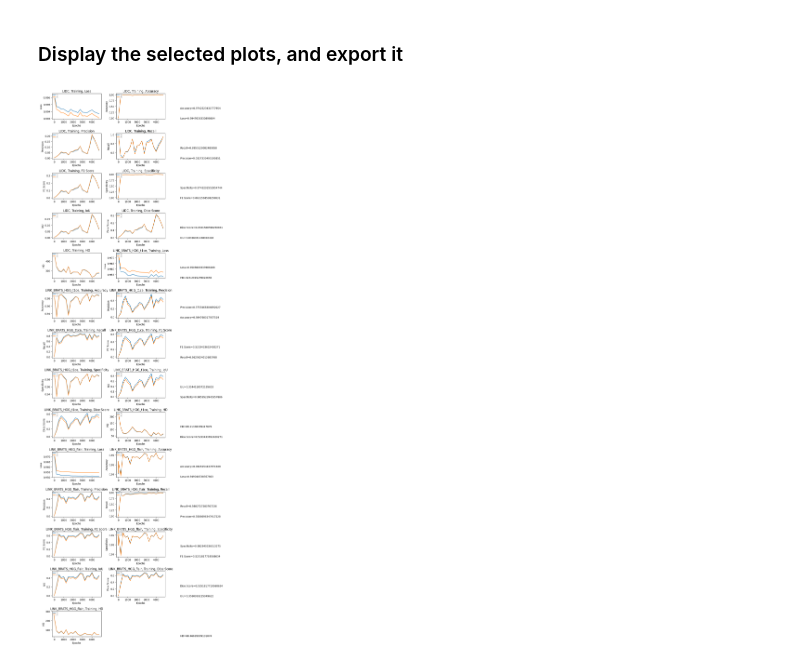
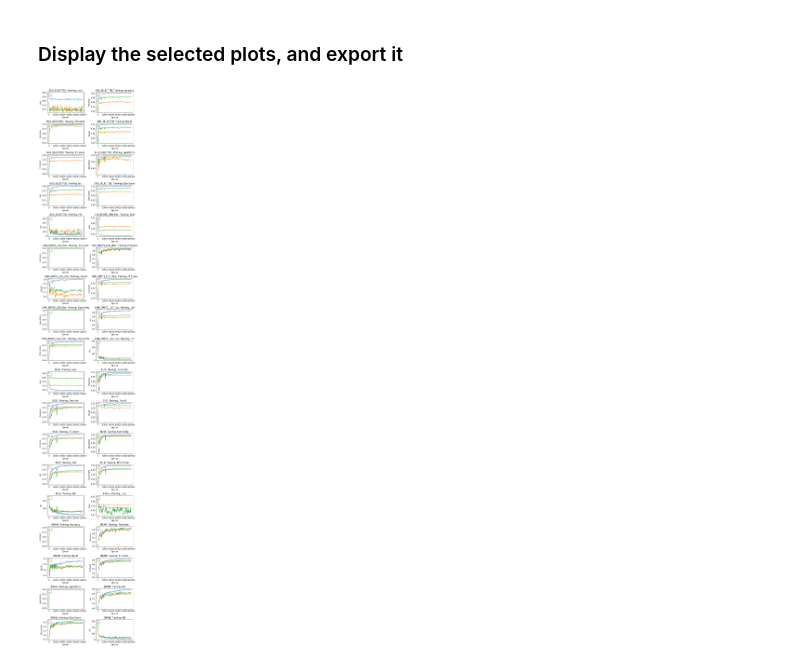
Before and after one commit to Fontanjo/typhon_exp, a Jupyter notebook: results.ipynb, the cells around one changed output. Saved outputs shown, nothing was run; the diff lists cells and outputs as text; code cells hidden in the pictures.

```diff
--- a/results.ipynb
+++ b/results.ipynb
@@ -58,7 +58,7 @@ HBox(children=(VBox(children=(Checkbox(value=True, description='LIDC'), Checkbox
 # %%
 # Sometime big decrease in first 2/3 values makes y-axis big, and can't really see later changement
 #  In these cases, start the plot from the 2nd/3rd value
-START = 0
+START_EPOCH = 0
 
 # Get the filter from the checkboxes
 chosen_datasets = []
@@ -128,40 +128,52 @@ for dset_name in chosen_datasets:
                 results_test = {}
                 # Display the axes
                 axes[int(np.floor(pos / 2)), pos % 2].set_axis_on()
 
                 # For Split (train, validation and test)
                 for split in pd.unique(metric_name_plot['split']):
                     split_plot = metric_name_plot[metric_name_plot['split'] == split]
-                    if split == 'test':
-                        results_test[metric_name] = split_plot['value'].values[0]
-                    else:
+#                     if split == 'test':
+#                         results_test[metric_name] = split_plot['value'].values[0]
+#                     else:
                         # Cast the Pandas Series to a Python list
-                        points = [point if point <= 1 else point for point in split_plot['value']]
-                        axes[int(np.floor(pos / 2)), pos % 2].plot(split_plot['epoch'].iloc[START:], points[START:])
-                        legends.append(f"{'T' if split == 'train' else 'V'}")
+#                         points = [point if point <= 1 else point for point in split_plot['value']]
+#                         axes[int(np.floor(pos / 2)), pos % 2].plot(split_plot['epoch'].iloc[START:], points[START:])
+#                         legends.append(f"{'T' if split == 'train' else 'V'}")
+
+                    # Ignore best value for test
+                    split_plot = split_plot[split_plot['epoch'] != -1]
+                    split_plot = split_plot[split_plot['epoch'] >= START_EPOCH]
+                    points = [point if point <= 1 else point for point in split_plot['value']]
+#                     axes[int(np.floor(pos / 2)), pos % 2].plot(split_plot['epoch'].iloc[START:], points[START:]
+                    axes[int(np.floor(pos / 2)), pos % 2].plot(split_plot['epoch'], points)
+                    legends.append(f"{'T' if split == 'train' else ('V' if split == 'validation' else 'Te')}")
+
+
+
+
 
                 # Add legend, title and axes name
                 if type_plot['epoch'].empty: continue
                 number_epoch = max(type_plot['epoch'])
                 axes[int(np.floor(pos / 2)), pos % 2].legend(legends, loc='upper left', fontsize=5)
                 axes[int(np.floor(pos / 2)), pos % 2].set_title(f"{dset_name}, {pretty_print[type_name]}, {pretty_print[metric_name]}")
                 axes[int(np.floor(pos / 2)), pos % 2].set_xlabel('Epochs')
                 axes[int(np.floor(pos / 2)), pos % 2].set_ylabel(pretty_print[metric_name])
 
                 # Print results of test
                 try:
                     axes[int(np.floor(pos / 2)), 2].axis('off')
                     axes[int(np.floor(pos / 2)), 2].text(0, (pos % 2)*0.4, f"{pretty_print[metric_name]}={results_test[metric_name]}")
                 except KeyError:
                     pass
                 pos += 1
 
 # Automatic padding between plots
 fig.tight_layout()
 plt.savefig(path / f"{exp_radiobuttons.value}.pdf")
 plt.show()
 # %% [output]
-[figure, old version]
+[figure, new version]
 # %%
 def add_labels(x,y):
     for i, xv in enumerate(x):
```
Also changed, not shown: parts of 5 cells of this notebook, 29 other files.
